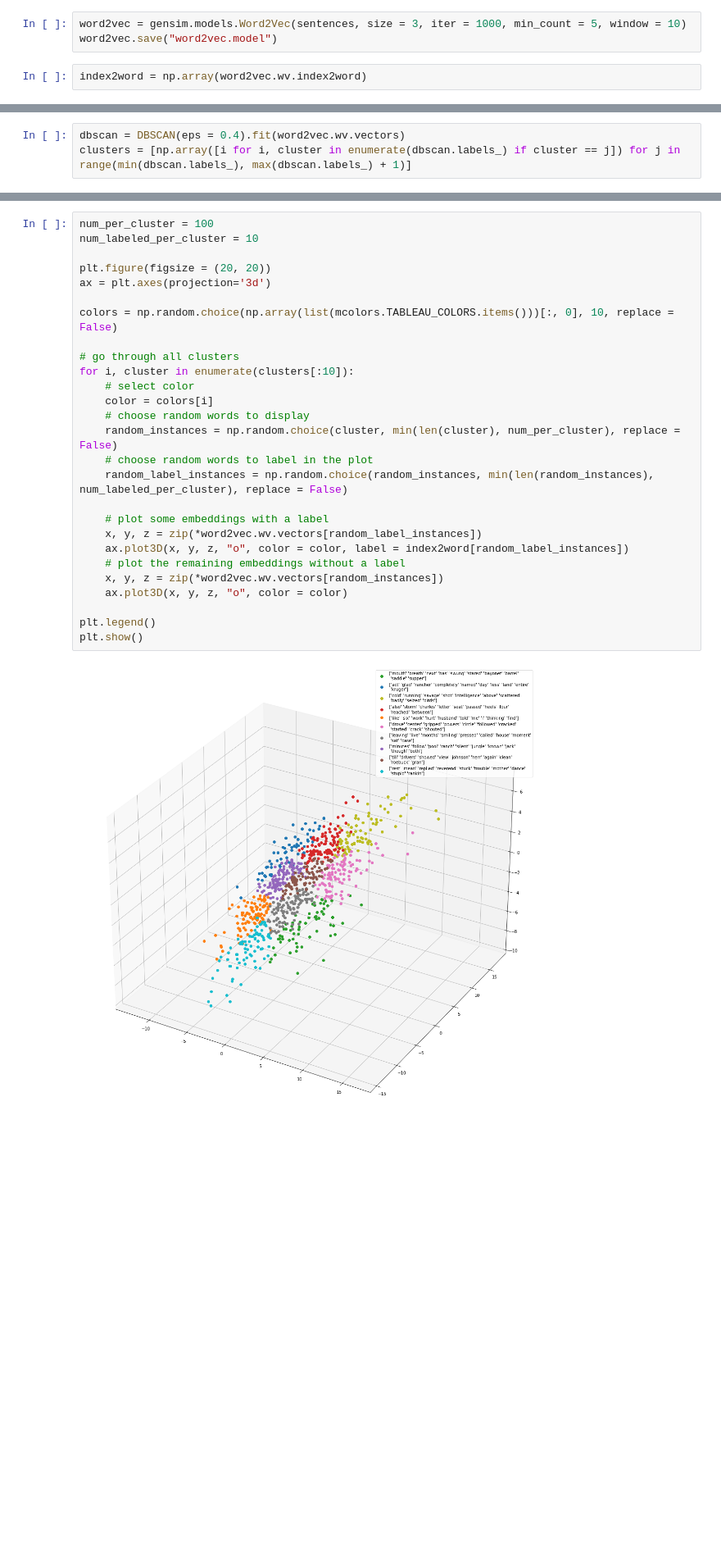
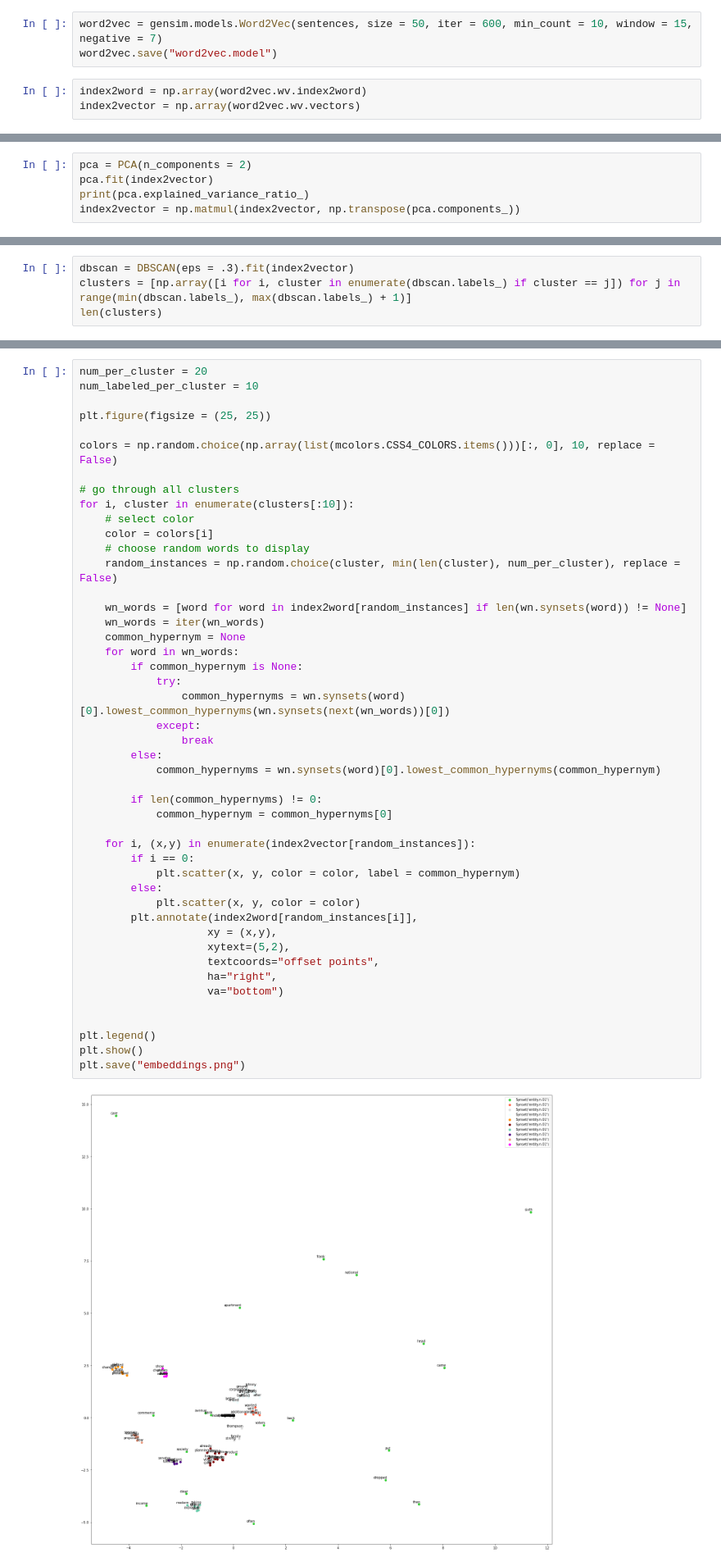
Before and after one commit to robin-p-schmitt/textmining-webapp, a Jupyter notebook: embeddings.ipynb, the cells around one changed output, grey strips where cells are left out. Shown: that part at 82% size. Cells and saved outputs as stored; diff of their text form; blank space fills up the shorter version.

Commit message:
Added plot annotations and labelled every cluster with the lowest common subsumer (wordnet) of its elements.

```diff
--- a/embeddings.ipynb
+++ b/embeddings.ipynb
@@ -53,6 +27,7 @@ words = brown.words(categories = ["adventure"])
 sentences = [[token.lower() for token in words if filter(token)]]
 # %%
-word2vec = gensim.models.Word2Vec(sentences, size = 3, iter = 1000, min_count = 5, window = 10)
+word2vec = gensim.models.Word2Vec(sentences, size = 50, iter = 600, min_count = 10, window = 15, negative = 7)
 word2vec.save("word2vec.model")
 # %%
 index2word = np.array(word2vec.wv.index2word)
+index2vector = np.array(word2vec.wv.vectors)
@@ -62,0 +38,5 @@ len(index2word)
+# %%
+pca = PCA(n_components = 2)
+pca.fit(index2vector)
+print(pca.explained_variance_ratio_)
+index2vector = np.matmul(index2vector, np.transpose(pca.components_))
@@ -65,4 +47,5 @@ kmeans = KMeans(n_clusters = 10).fit(word2vec.wv.vectors)
 clusters = [np.array([i for i, cluster in enumerate(kmeans.labels_) if cluster == j]) for j in range(min(kmeans.labels_), max(kmeans.labels_) + 1)]
 # %%
-dbscan = DBSCAN(eps = 0.4).fit(word2vec.wv.vectors)
+dbscan = DBSCAN(eps = .3).fit(index2vector)
 clusters = [np.array([i for i, cluster in enumerate(dbscan.labels_) if cluster == j]) for j in range(min(dbscan.labels_), max(dbscan.labels_) + 1)]
+len(clusters)
@@ -73,29 +58,48 @@ len(clusters)
 # %%
-num_per_cluster = 100
+num_per_cluster = 20
 num_labeled_per_cluster = 10
 
-plt.figure(figsize = (20, 20))
-ax = plt.axes(projection='3d')
+plt.figure(figsize = (25, 25))
 
-colors = np.random.choice(np.array(list(mcolors.TABLEAU_COLORS.items()))[:, 0], 10, replace = False)
+colors = np.random.choice(np.array(list(mcolors.CSS4_COLORS.items()))[:, 0], 10, replace = False)
 
 # go through all clusters
 for i, cluster in enumerate(clusters[:10]):
     # select color
     color = colors[i]
     # choose random words to display
     random_instances = np.random.choice(cluster, min(len(cluster), num_per_cluster), replace = False)
-    # choose random words to label in the plot
-    random_label_instances = np.random.choice(random_instances, min(len(random_instances), num_labeled_per_cluster), replace = False)
 
-    # plot some embeddings with a label
-    x, y, z = zip(*word2vec.wv.vectors[random_label_instances])
-    ax.plot3D(x, y, z, "o", color = color, label = index2word[random_label_instances])
-    # plot the remaining embeddings without a label
-    x, y, z = zip(*word2vec.wv.vectors[random_instances])
-    ax.plot3D(x, y, z, "o", color = color)
+    wn_words = [word for word in index2word[random_instances] if len(wn.synsets(word)) != None]
+    wn_words = iter(wn_words)
+    common_hypernym = None
+    for word in wn_words:
+        if common_hypernym is None:
+            try:
+                common_hypernyms = wn.synsets(word)[0].lowest_common_hypernyms(wn.synsets(next(wn_words))[0])
+            except:
+                break
+        else:
+            common_hypernyms = wn.synsets(word)[0].lowest_common_hypernyms(common_hypernym)
+
+        if len(common_hypernyms) != 0:
+            common_hypernym = common_hypernyms[0]
+
+    for i, (x,y) in enumerate(index2vector[random_instances]):
+        if i == 0:
+            plt.scatter(x, y, color = color, label = common_hypernym)
+        else:
+            plt.scatter(x, y, color = color)
+        plt.annotate(index2word[random_instances[i]],
+                    xy = (x,y),
+                    xytext=(5,2),
+                    textcoords="offset points",
+                    ha="right",
+                    va="bottom")
+
 
 plt.legend()
 plt.show()
+plt.save("embeddings.png")
 # %% [output]
-[figure, old version]
+[figure, new version]
```
Also changed, not shown: parts of 14 cells of this notebook, 2 other files.
